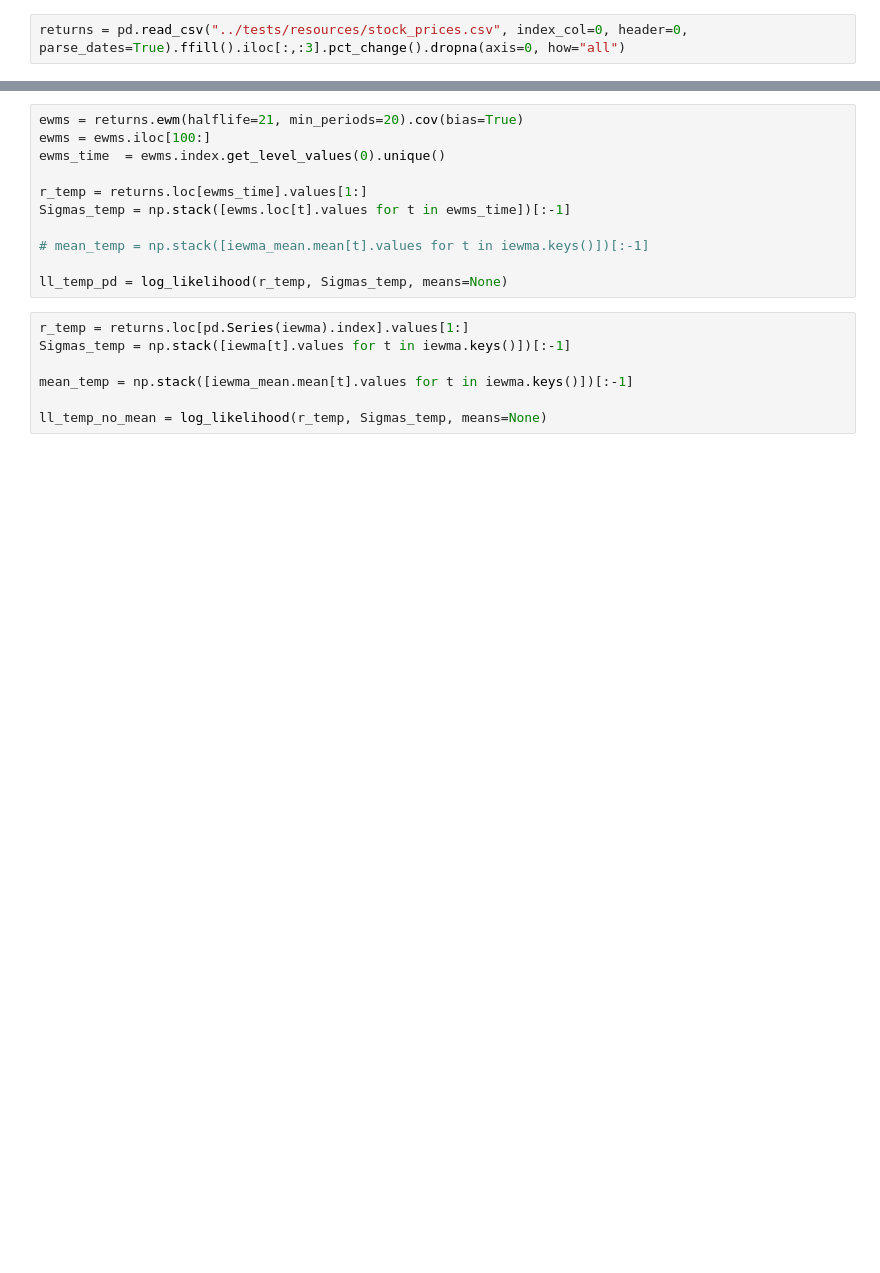
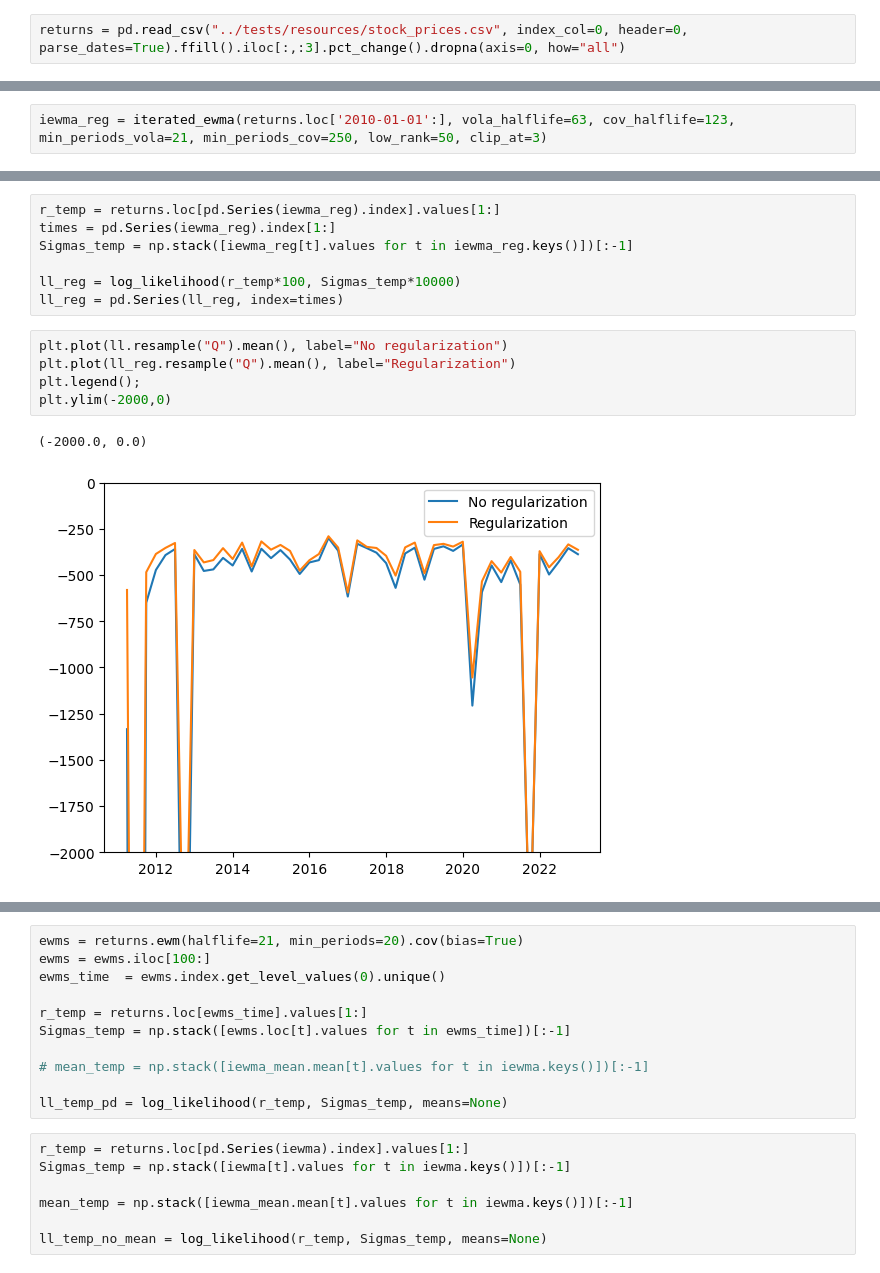
Before and after one commit to cvxgrp/cov_pred_finance, a Jupyter notebook: notebooks/playground.ipynb, the cells around one changed output, grey strips where cells are left out. Cells and saved outputs as stored; diff of their text form; blank space fills up the shorter version.

```diff
--- a/notebooks/playground.ipynb
+++ b/notebooks/playground.ipynb
@@ -31,0 +106,2 @@ iewma_mean = iterated_ewma(returns, vola_halflife=10, cov_halflife=21, mean=True
+# %%
+iewma_reg = iterated_ewma(returns.loc['2010-01-01':], vola_halflife=63, cov_halflife=123, min_periods_vola=21, min_periods_cov=250, low_rank=50, clip_at=3)
@@ -31,0 +133,15 @@ iewma_mean = iterated_ewma(returns, vola_halflife=10, cov_halflife=21, mean=True
+# %%
+r_temp = returns.loc[pd.Series(iewma_reg).index].values[1:]
+times = pd.Series(iewma_reg).index[1:]
+Sigmas_temp = np.stack([iewma_reg[t].values for t in iewma_reg.keys()])[:-1]
+
+ll_reg = log_likelihood(r_temp*100, Sigmas_temp*10000)
+ll_reg = pd.Series(ll_reg, index=times)
+# %%
+plt.plot(ll.resample("Q").mean(), label="No regularization")
+plt.plot(ll_reg.resample("Q").mean(), label="Regularization")
+plt.legend();
+plt.ylim(-2000,0)
+# %% [output]
+(-2000.0, 0.0)
+[figure, added]
```
Also changed, not shown: parts of 24 cells of this notebook, 8 other files.
